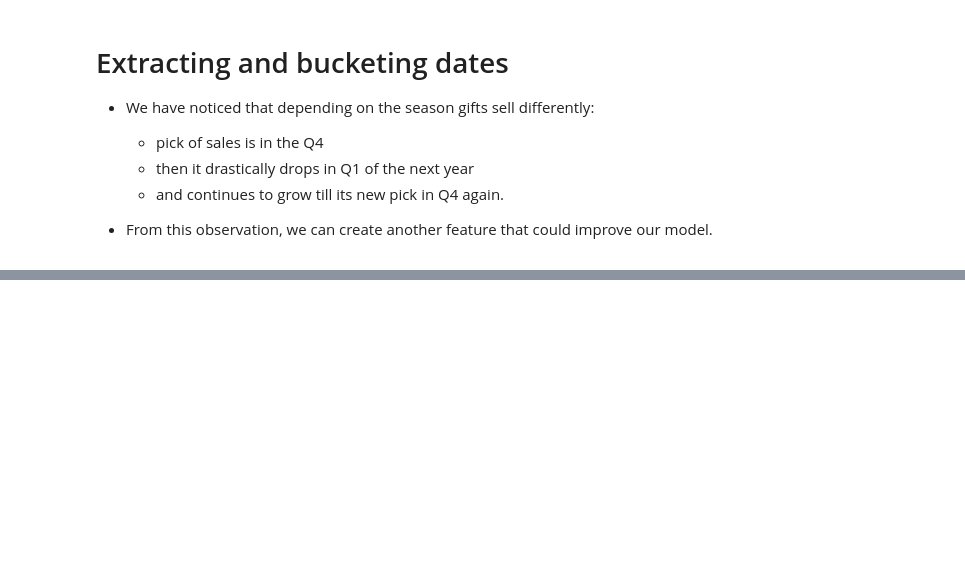
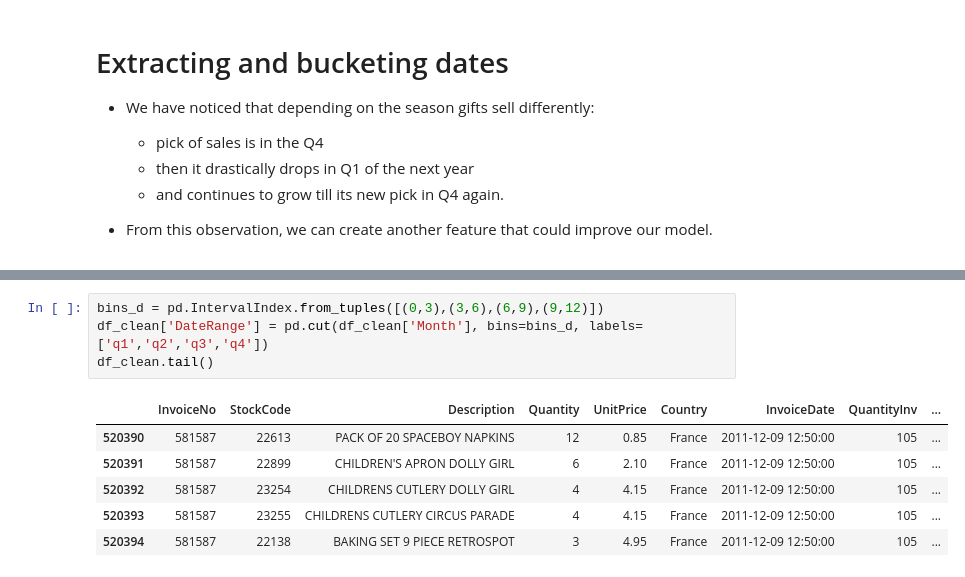
Before and after one commit to AmirMotefaker/Predicting-Sales-Ecommerce, a Jupyter notebook: predicting-sales-ecommerce.ipynb, the cells around one changed output, grey strips where cells are left out. Saved outputs shown, nothing was run; the diff lists cells and outputs as text; blank space fills up the shorter version.

```diff
--- a/predicting-sales-ecommerce.ipynb
+++ b/predicting-sales-ecommerce.ipynb
@@ -699,3 +699,14 @@ df_clean.head()
 | 2 | 536365 | 84406B | CREAM CUPID HEARTS COAT HANGER | 8 | 2.75 | United Kingdom | 2010-12-01 08:26:00 | 40 | ... |
 | 3 | 536365 | 84029G | KNITTED UNION FLAG HOT WATER BOTTLE | 6 | 3.39 | United Kingdom | 2010-12-01 08:26:00 | 40 | ... |
 | 4 | 536365 | 84029E | RED WOOLLY HOTTIE WHITE HEART. | 6 | 3.39 | United Kingdom | 2010-12-01 08:26:00 | 40 | ... |
+# %%
+bins_d = pd.IntervalIndex.from_tuples([(0,3),(3,6),(6,9),(9,12)])
+df_clean['DateRange'] = pd.cut(df_clean['Month'], bins=bins_d, labels=['q1','q2','q3','q4'])
+df_clean.tail()
+# %% [output]
+|  | InvoiceNo | StockCode | Description | Quantity | UnitPrice | Country | InvoiceDate | QuantityInv | ... |
+| 520390 | 581587 | 22613 | PACK OF 20 SPACEBOY NAPKINS | 12 | 0.85 | France | 2011-12-09 12:50:00 | 105 | ... |
+| 520391 | 581587 | 22899 | CHILDREN'S APRON DOLLY GIRL | 6 | 2.10 | France | 2011-12-09 12:50:00 | 105 | ... |
+| 520392 | 581587 | 23254 | CHILDRENS CUTLERY DOLLY GIRL | 4 | 4.15 | France | 2011-12-09 12:50:00 | 105 | ... |
+| 520393 | 581587 | 23255 | CHILDRENS CUTLERY CIRCUS PARADE | 4 | 4.15 | France | 2011-12-09 12:50:00 | 105 | ... |
+| 520394 | 581587 | 22138 | BAKING SET 9 PIECE RETROSPOT | 3 | 4.95 | France | 2011-12-09 12:50:00 | 105 | ... |
```
Also changed, not shown: parts of 1 cell of this notebook.
